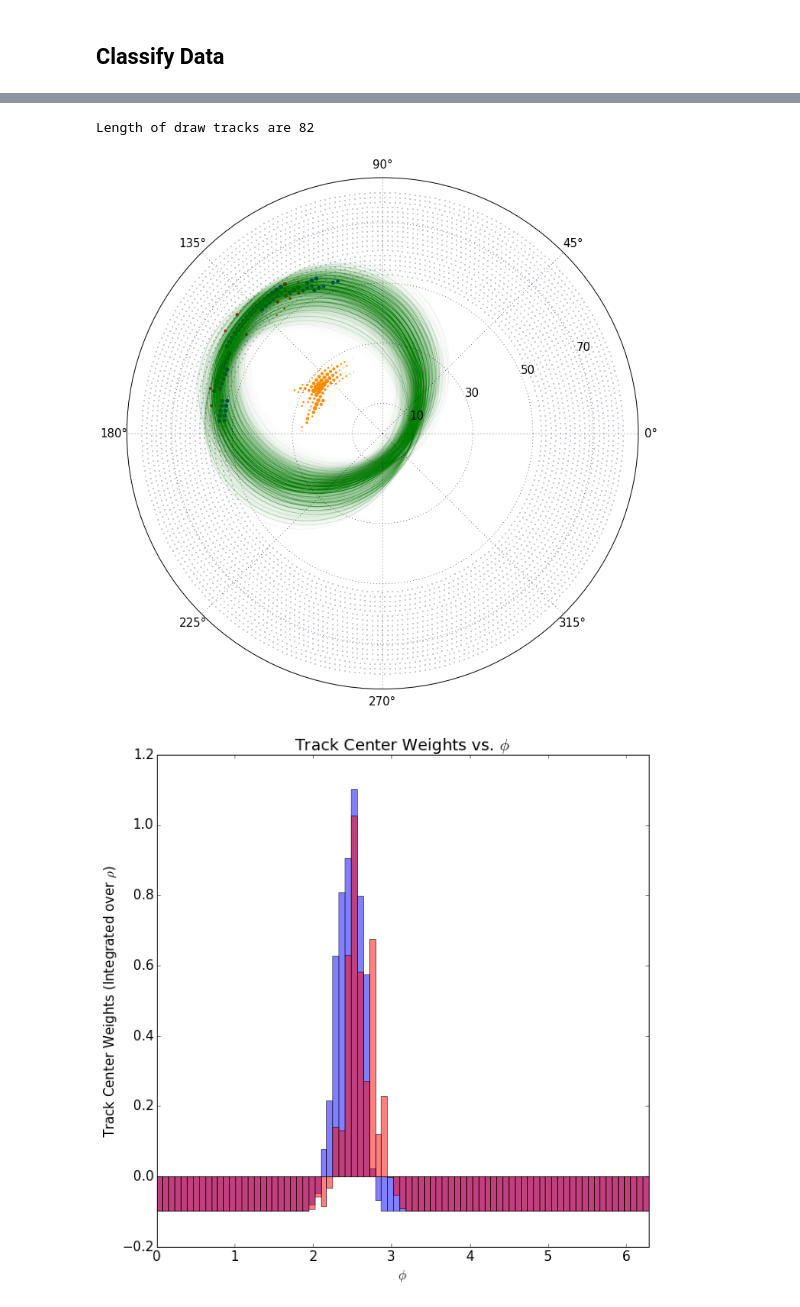
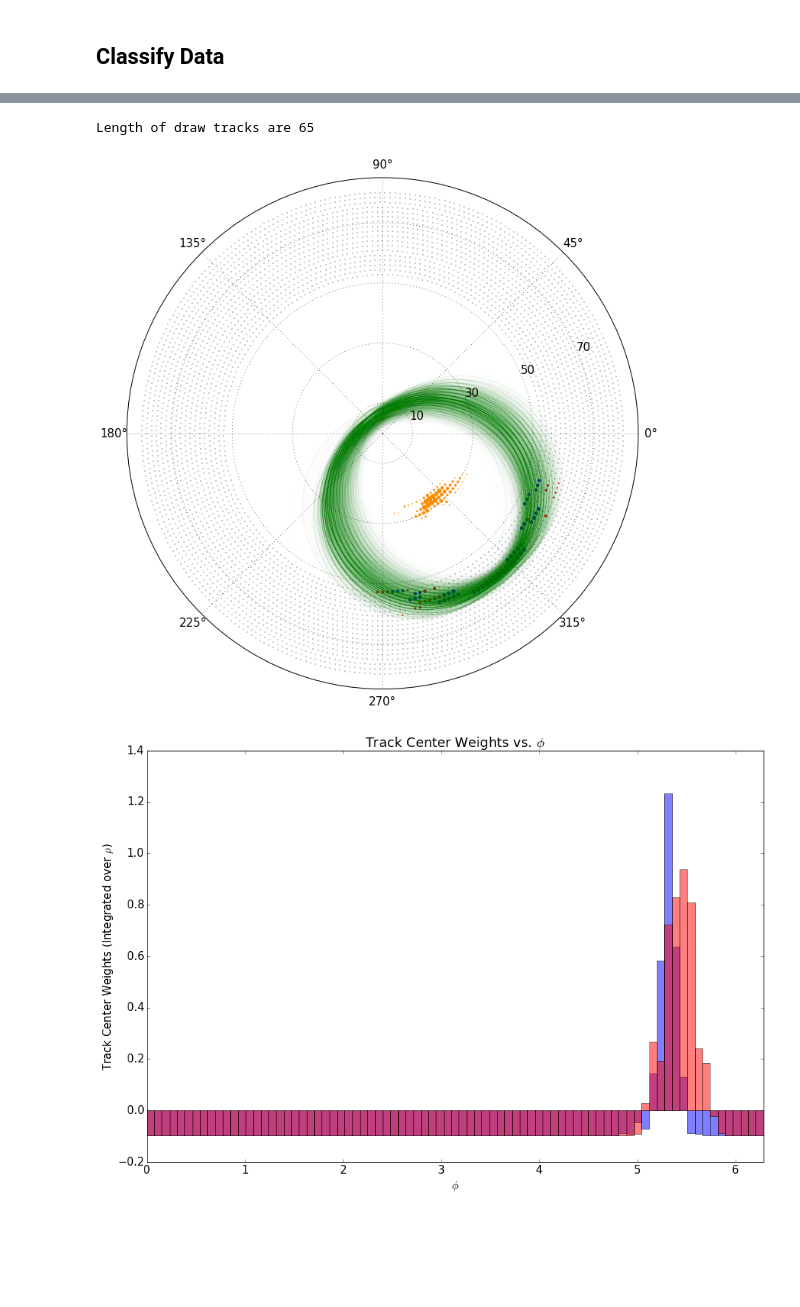
Before and after one commit to ewengillies/track-finding-yandex, a Jupyter notebook: notebooks/MainPipelineNewSample_working.ipynb, the cells around one changed output, grey strips where cells are left out. Drawn from its saved outputs; the diff is of its cells as text; code cells hidden in the pictures; blank space fills up the shorter version.

```diff
--- a/notebooks/MainPipelineNewSample_working.ipynb
+++ b/notebooks/MainPipelineNewSample_working.ipynb
@@ -47,11 +47,11 @@ def predict_classifier(classifier, data_samp):
 # %% [markdown]
 ## Import Signal Hits
 # %%
-root_out_branches = ["px", "py", "pz", "x",  "y",  "z", "t"]
+these_branches = []
 sig_cydet = CyDetHits('../data/151209_signal_tracks.root',
                       signal_coding=[1],
                       hit_type_name="tid",
-                      branches=root_out_branches)
+                      branches=these_branches)
 sig_cth = CTHHits('../data/151209_signal_tracks.root',
                   signal_coding=[1],
                   hit_type_name="tid")
@@ -181,7 +165,7 @@ from scipy import sparse
 from sklearn.metrics import roc_auc_score, roc_curve
 # %%
 hits_cydet = CyDetHits('../data/151208_SimChen_noise.root', signal_coding=[1],
-                       branches=root_out_branches)
+                       branches=these_branches)
 hits_cth = CTHHits('../data/151208_SimChen_noise.root', signal_coding=[1])
 hits = CDCHits(hits_cydet, hits_cth)
 # %%
@@ -881,25 +617,0 @@ for value in range(60,100):
-# %%
-# Score the wires by distance from RANSAC
-score = np.zeros(data_3['labels'].shape[0])
-ransac_labels = np.zeros(data_3['labels'].shape[0])
-
-even_circle = np.zeros((data_3['labels'].reshape(-1,geom.n_points).shape[0],3))
-odd_circle = np.zeros((data_3['labels'].reshape(-1,geom.n_points).shape[0],3))
-
-for evt in range(len(sample_3)):
-#for evt in bad_ransac_events:
-    if evt%100 == 0:
-        print str(evt) + " ",
-    evt_hits = event_to_hit_look[evt]
-    to_fit = data_3["labels"].values[evt_hits]
-    output = ransac_fit(to_fit, cut_pred_final_3[evt,:])
-    if output is not None:
-        score[evt_hits] =  output[-2]
-        # print  np.array(output[:-1])
-        params =  np.array(output[3:-1]).flatten()
-        even_circle[evt] = np.array(output[3:-2]).flatten()[::2]
-        odd_circle[evt] = np.array(output[3:-2]).flatten()[1::2]
-        ransac_labels[evt_hits] = output[-1]
-
-data_3['score'] = score
-data_3['ransac_labels'] = ransac_labels
@@ -1319,8 +618,8 @@ for circle_n in range(circle_0,circle_0+n_circles):
 # %%
 # Event information\
-event = 1916
+event = 1000
 add_trans = True
-save = True
+save = False
 savedir = "/vols/comet00/users/elg112/ICEDUST/track-finding-yandex/sakamoto_example/"
 
 evt_hits = event_to_hit_look[event]
@@ -1390,10 +689,4 @@ plot_output(to_plot, geom, size=plot_norm_size(pred_final_evt_3[event,:]))
 if save:
     plt.savefig(savedir+"plot_final.png", bbox_inches='tight')
 show()
-
-# RANSAC
-print ransac_fit(to_plot, cut_pred_final_3[event,:], plot=True)
-if save:
-    plt.savefig(savedir+"plot_ransac.png", bbox_inches='tight')
-show()
 # %% [output]
@@ -1405,3 +698,3 @@ Length of draw tracks are 80
-Length of draw tracks are 82
+Length of draw tracks are 65
-[figure, old version]
+[figure, new version]
-[figure, old version]
+[figure, new version]
```
Also changed, not shown: parts of 74 cells of this notebook.
